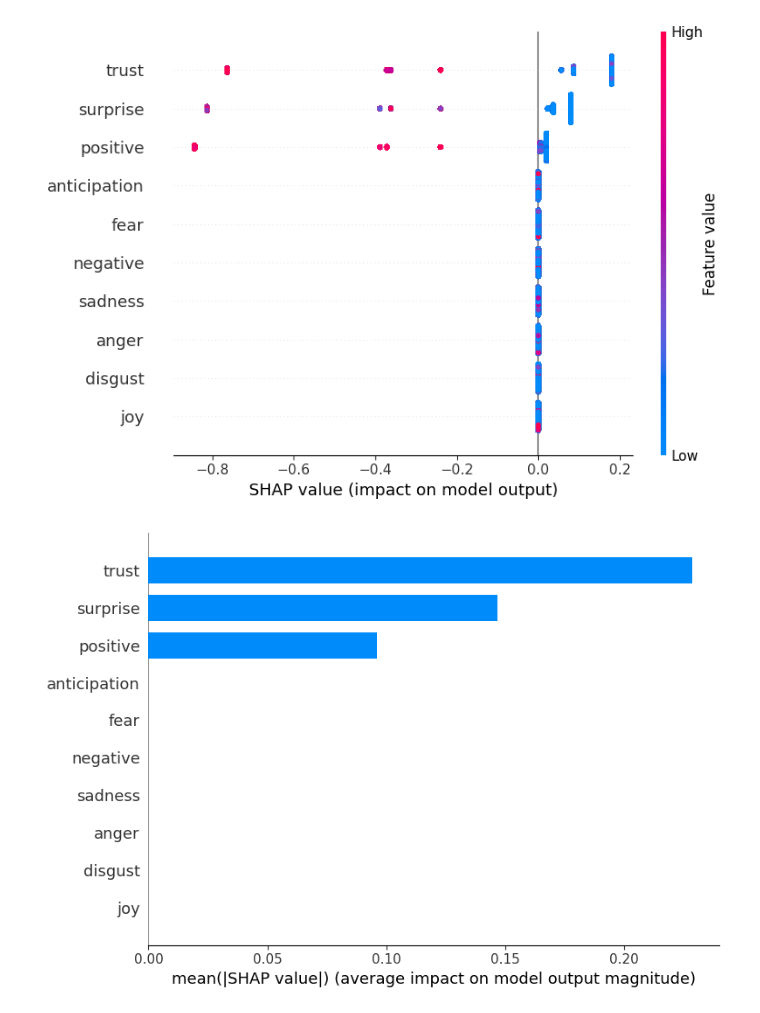
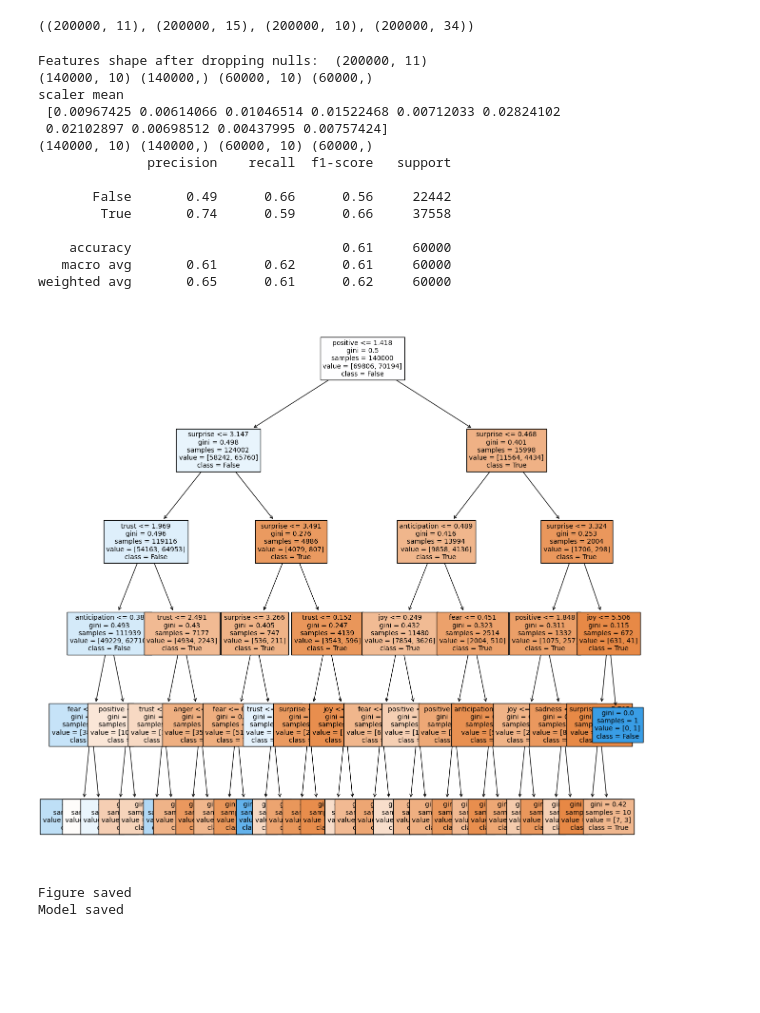
Before and after one commit to psvkaushik/LOLgarithm, a Jupyter notebook: experiments/feature_engg_notebook.ipynb, the cells around one changed output. Saved outputs shown, nothing was run; the diff lists cells and outputs as text; code cells hidden in the pictures; blank space fills up the shorter version.

Commit message:
add datasets, figures, shap and feat-engg-notebook

```diff
--- a/experiments/feature_engg_notebook.ipynb
+++ b/experiments/feature_engg_notebook.ipynb
@@ -30,0 +53,10 @@ import sklearn
+# %%
+# Drop nulls if any
+def drop_nulls(features_df: pd.DataFrame()):
+  if features_df.isnull().sum().any() > 0:
+    print(f'Dropping Nulls')
+
+  features_df = features_df.dropna()
+  print('Features shape after dropping nulls: ',features_df.shape)
+
+  return features_df
@@ -37,7 +149,4 @@ labels = list(dataset['humor'])
 # %%
-semantic_features = pd.read_csv('/content/drive/MyDrive/CSC791:NLP/project/semantic_features_scs.csv')
+nrc_lex_features = pd.read_csv('/content/drive/MyDrive/CSC791:NLP/project/nrclex-features.csv')
 syntactic_features = pd.read_csv('/content/drive/MyDrive/CSC791:NLP/project/syntactic-features.csv')
-nrclex_features = pd.read_csv('/content/drive/MyDrive/CSC791:NLP/project/nrclex-features.csv')
-print(semantic_features.shape)
-print(syntactic_features.shape)
-print(nrclex_features.shape)
+semantic_features = pd.read_csv('/content/drive/MyDrive/CSC791:NLP/project/semantic_features.csv')
@@ -147,0 +157,4 @@ weighted avg       0.67      0.66      0.66     60000
+# %%
+nrc_lex_features = drop_unnamed_column(nrc_lex_features)
+syntactic_features = drop_unnamed_column(syntactic_features)
+semantic_features = drop_unnamed_column(semantic_features)
@@ -186,8 +174,30 @@ shap_values = explainer(test_data_X)
-# %%
-shap.summary_plot(shap_values, max_display=15, show=False)
-# %% [output]
-[figure, removed]
-# %%
-shap.summary_plot(shap_values, max_display=40, show=False, plot_type='bar')
-# %% [output]
-[figure, removed]
+# %%
+# Concat Labels in feature dataframes
+nrc_lex_features['labels'] = labels
+syntactic_features['labels'] = labels
+semantic_features['labels'] = labels
+features['labels'] = labels
+
+nrc_lex_features.shape, syntactic_features.shape, semantic_features.shape, features.shape
+# %% [output]
+((200000, 11), (200000, 15), (200000, 10), (200000, 34))
+# %%
+nrclex_model = train_dt(nrc_lex_features, 'dt_nrclex.png', 'dt_nrclex.pkl')
+# %% [output]
+Features shape after dropping nulls:  (200000, 11)
+(140000, 10) (140000,) (60000, 10) (60000,)
+scaler mean
+ [0.00967425 0.00614066 0.01046514 0.01522468 0.00712033 0.02824102
+ 0.02102897 0.00698512 0.00437995 0.00757424]
+(140000, 10) (140000,) (60000, 10) (60000,)
+              precision    recall  f1-score   support
+
+       False       0.49      0.66      0.56     22442
+        True       0.74      0.59      0.66     37558
+
+    accuracy                           0.61     60000
+   macro avg       0.61      0.62      0.61     60000
+weighted avg       0.65      0.61      0.62     60000
+[figure, added]
+Figure saved
+Model saved
```
Also changed, not shown: parts of 34 cells of this notebook, 20 other files.
